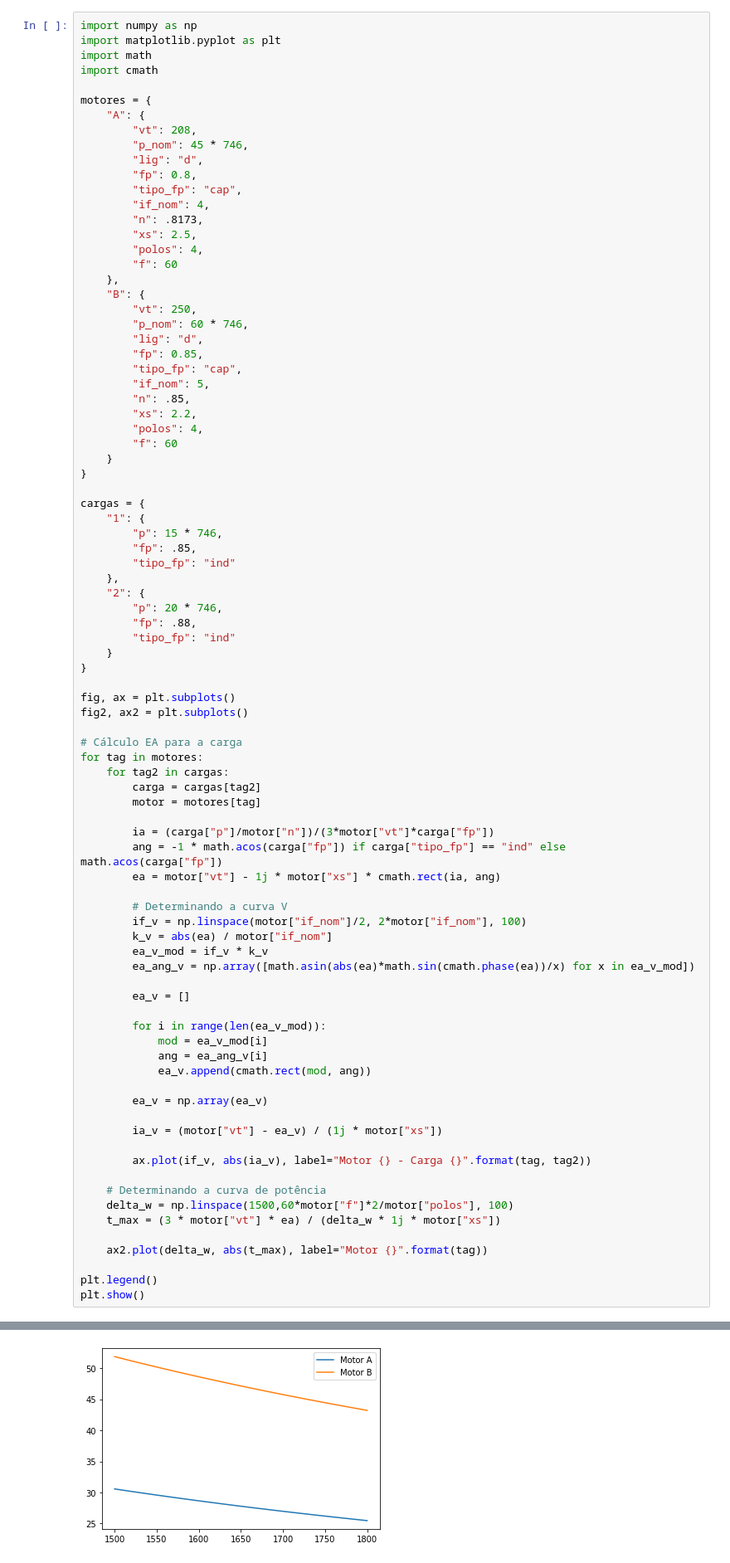
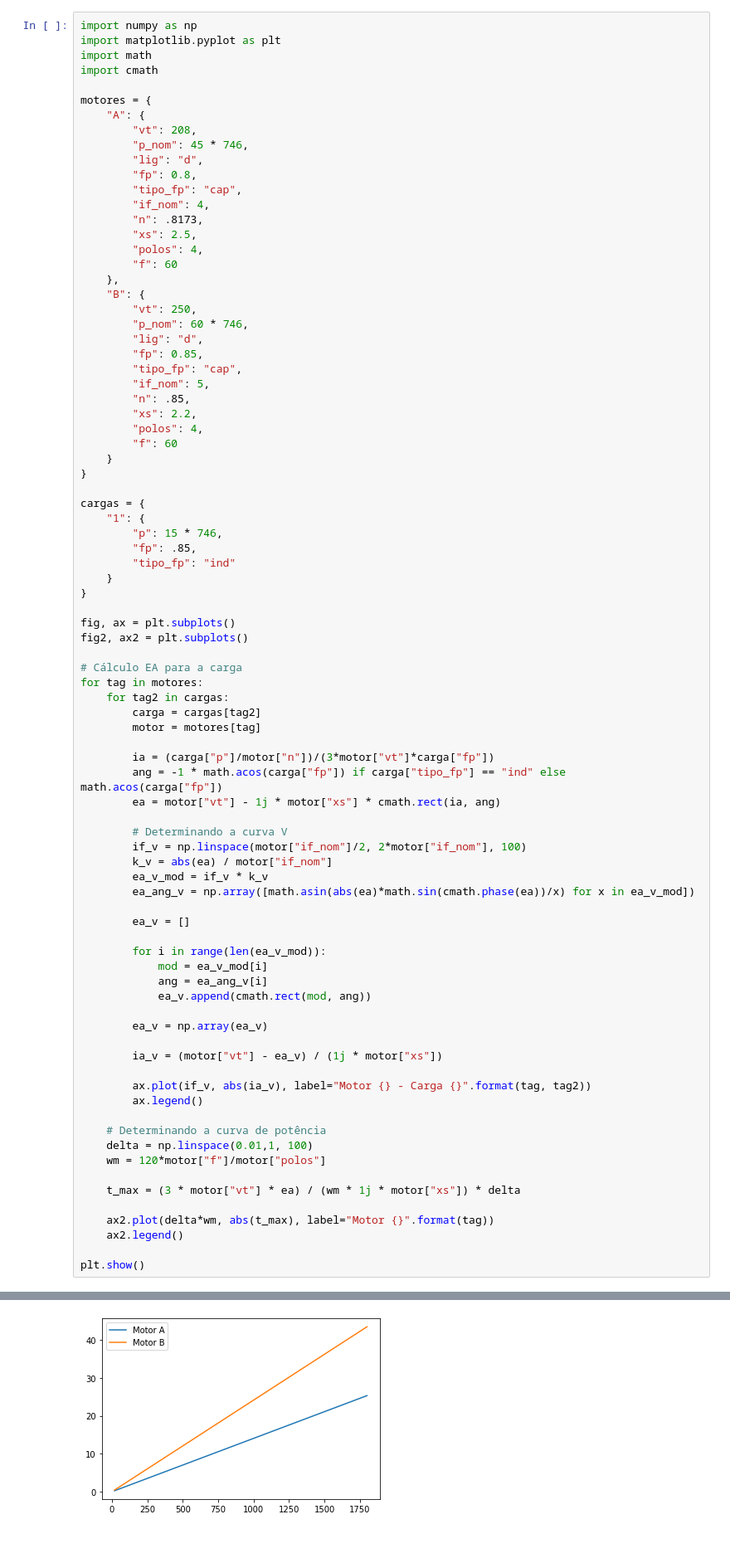
Before and after one commit to macss/maq_3, a Jupyter notebook: maq3_computacional2.ipynb, the cells around one changed output, grey strips where cells are left out. Shown at 83% size. Saved outputs shown, nothing was run; the diff lists cells and outputs as text.

```diff
--- a/maq3_computacional2.ipynb
+++ b/maq3_computacional2.ipynb
@@ -36,11 +38,6 @@ cargas = {
         "p": 15 * 746,
         "fp": .85,
         "tipo_fp": "ind"
-    },
-    "2": {
-        "p": 20 * 746,
-        "fp": .88,
-        "tipo_fp": "ind"
     }
 }
 
@@ -75,13 +72,16 @@ for tag in motores:
         ia_v = (motor["vt"] - ea_v) / (1j * motor["xs"])
 
         ax.plot(if_v, abs(ia_v), label="Motor {} - Carga {}".format(tag, tag2))
+        ax.legend()
 
     # Determinando a curva de potência
-    delta_w = np.linspace(1500,60*motor["f"]*2/motor["polos"], 100)
-    t_max = (3 * motor["vt"] * ea) / (delta_w * 1j * motor["xs"])
+    delta = np.linspace(0.01,1, 100)
+    wm = 120*motor["f"]/motor["polos"]
 
-    ax2.plot(delta_w, abs(t_max), label="Motor {}".format(tag))
+    t_max = (3 * motor["vt"] * ea) / (wm * 1j * motor["xs"]) * delta
 
-plt.legend()
+    ax2.plot(delta*wm, abs(t_max), label="Motor {}".format(tag))
+    ax2.legend()
+
 plt.show()
 # %% [output]
@@ -89 +89 @@ plt.show()
-[figure, old version]
+[figure, new version]
```
Also changed, not shown: parts of 6 cells of this notebook.
